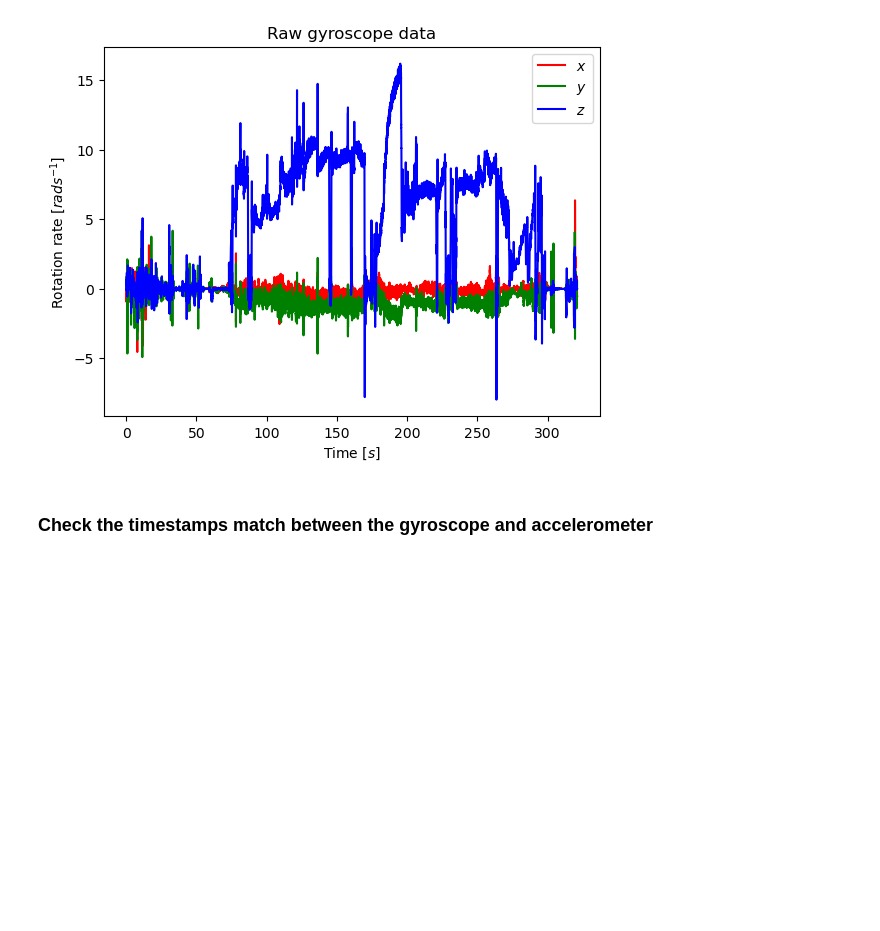
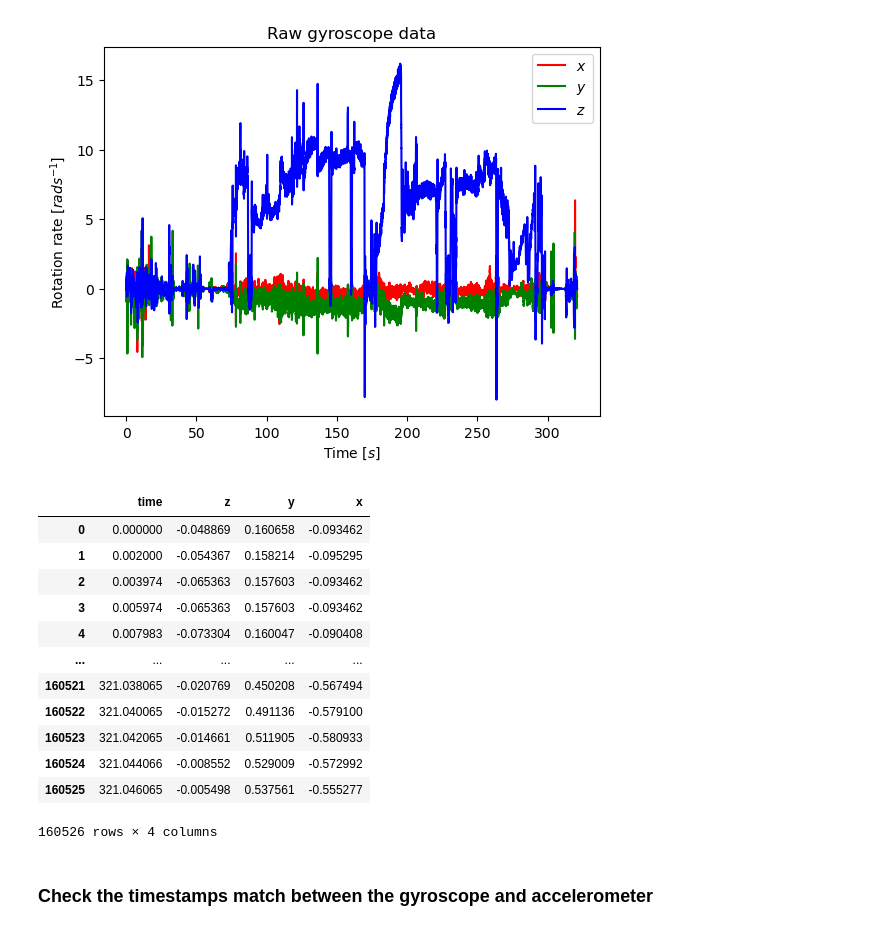
Before and after one commit to monash-human-power/power-meter, a Jupyter notebook: scripts-testing/kalman-filter/AccelGyroData.ipynb, the cells around one changed output. Drawn from its saved outputs; the diff is of its cells as text; code cells hidden in the pictures; blank space fills up the shorter version.

```diff
--- a/scripts-testing/kalman-filter/AccelGyroData.ipynb
+++ b/scripts-testing/kalman-filter/AccelGyroData.ipynb
@@ -52,10 +68,27 @@ plot_xyz(accel, "Acceleration [$ms^{-2}$]", "Raw accelerometer data", show_z=Fal
 # %%
-gyro = pd.read_csv("./GyroscopeUncalibrated.csv")
+gyro = pd.read_csv("../../../PedalAccelDataProcessing/GyroscopeUncalibrated.csv")
+# gyro = pd.read_csv("/home/jotham/Documents/Uni/FYP/PedalAccelDataProcessing/old_test/Gyroscope.csv")
 gyro["time"] = (gyro["time"] - offset) / 1e9
 gyro.drop('seconds_elapsed', axis=1, inplace=True)
 plot_xyz(gyro, "Rotation rate [$rad s^{-1}$]", "Raw gyroscope data")
 # %% [output]
 [figure]
+# %%
+gyro
+# %% [output]
+|  | time | z | y | x |
+| 0 | 0.000000 | -0.048869 | 0.160658 | -0.093462 |
+| 1 | 0.002000 | -0.054367 | 0.158214 | -0.095295 |
+| 2 | 0.003974 | -0.065363 | 0.157603 | -0.093462 |
+| 3 | 0.005974 | -0.065363 | 0.157603 | -0.093462 |
+| 4 | 0.007983 | -0.073304 | 0.160047 | -0.090408 |
+| ... | ... | ... | ... | ... |
+| 160521 | 321.038065 | -0.020769 | 0.450208 | -0.567494 |
+| 160522 | 321.040065 | -0.015272 | 0.491136 | -0.579100 |
+| 160523 | 321.042065 | -0.014661 | 0.511905 | -0.580933 |
+| 160524 | 321.044066 | -0.008552 | 0.529009 | -0.572992 |
+| 160525 | 321.046065 | -0.005498 | 0.537561 | -0.555277 |
+160526 rows × 4 columns
 # %% [markdown]
 ### Check the timestamps match between the gyroscope and accelerometer
 # %%
```
Also changed, not shown: parts of 2 cells of this notebook, 9 other files.
